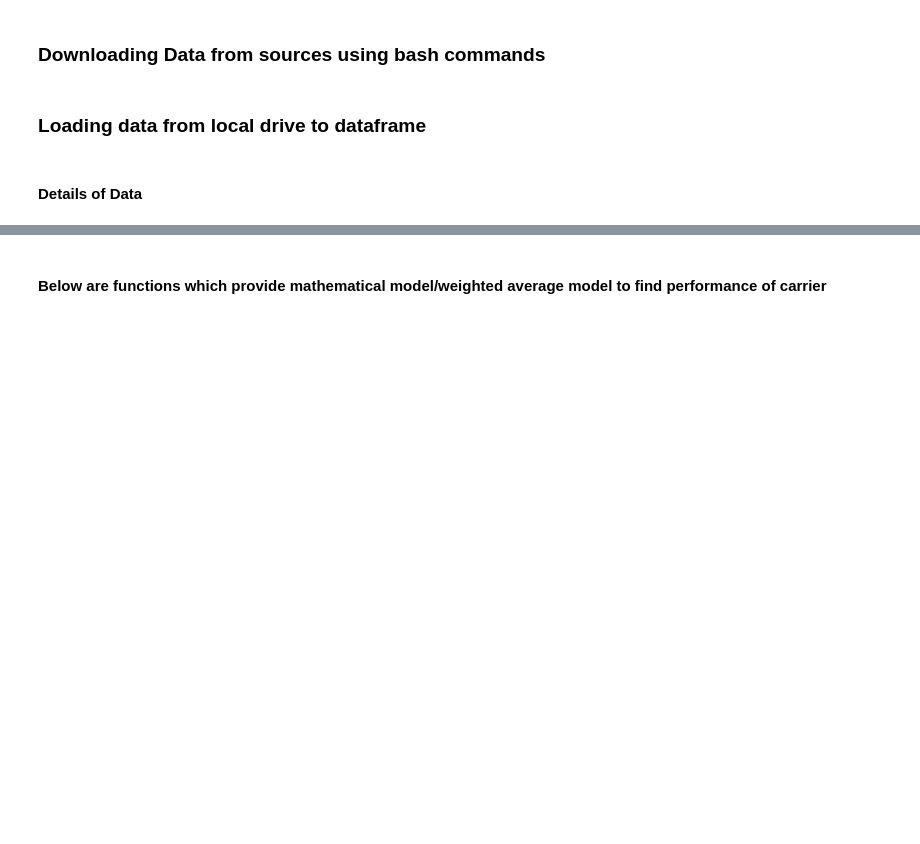
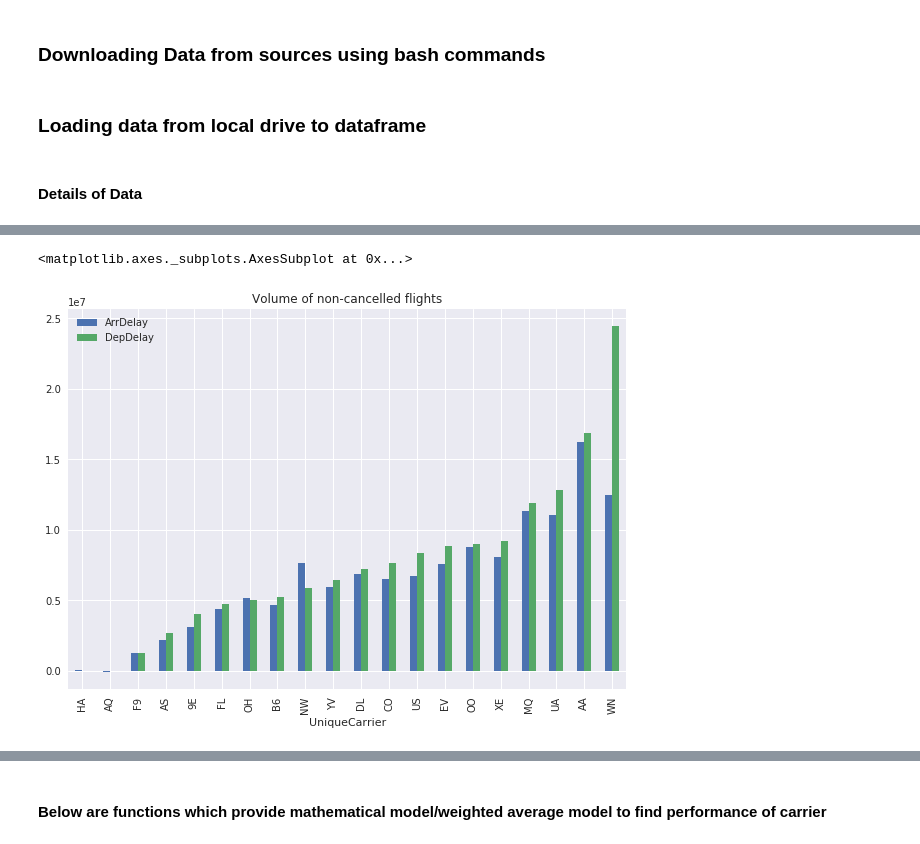
Before and after one commit to srihari4mbatech/IGT_assignment, a Jupyter notebook: IGT_Data_Analysis-Updated.ipynb, the cells around one changed output, grey strips where cells are left out. Drawn from its saved outputs; the diff is of its cells as text; code cells hidden in the pictures; blank space fills up the shorter version.

```diff
--- a/IGT_Data_Analysis-Updated.ipynb
+++ b/IGT_Data_Analysis-Updated.ipynb
@@ -85,0 +109,6 @@ ax.set_xlabel('Unique Carrier')
+# %%
+Non_cacel=main_df[main_df['Cancelled']==0]
+Non_cacel[['UniqueCarrier','ArrDelay','DepDelay']].groupby(['UniqueCarrier']).sum().sort_values(by='DepDelay').plot(kind='bar',figsize=(10,7),title='Volume of non-cancelled flights')
+# %% [output]
+<matplotlib.axes._subplots.AxesSubplot at 0x...>
+[figure, added]
```
Also changed, not shown: parts of 18 cells of this notebook, 1 other file.
